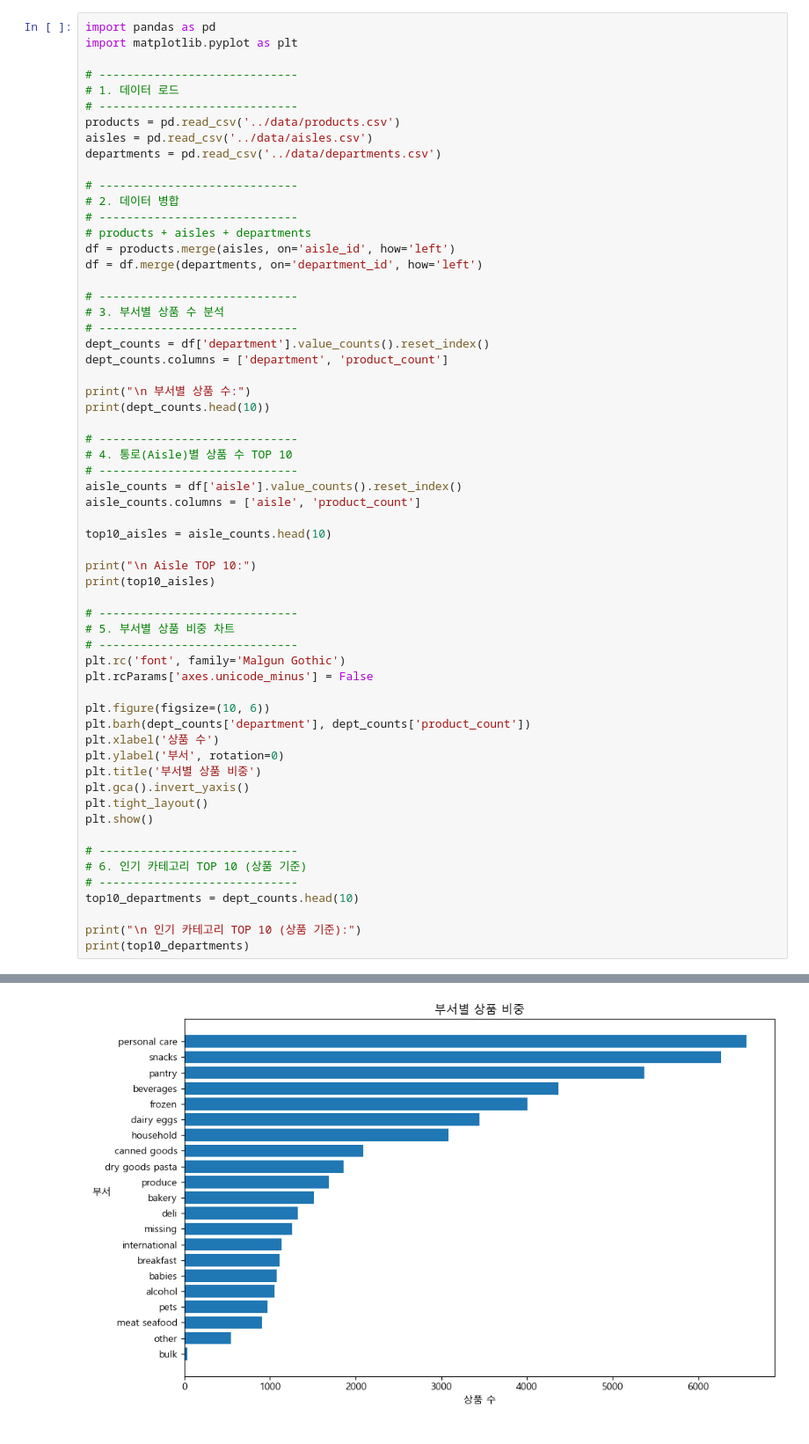
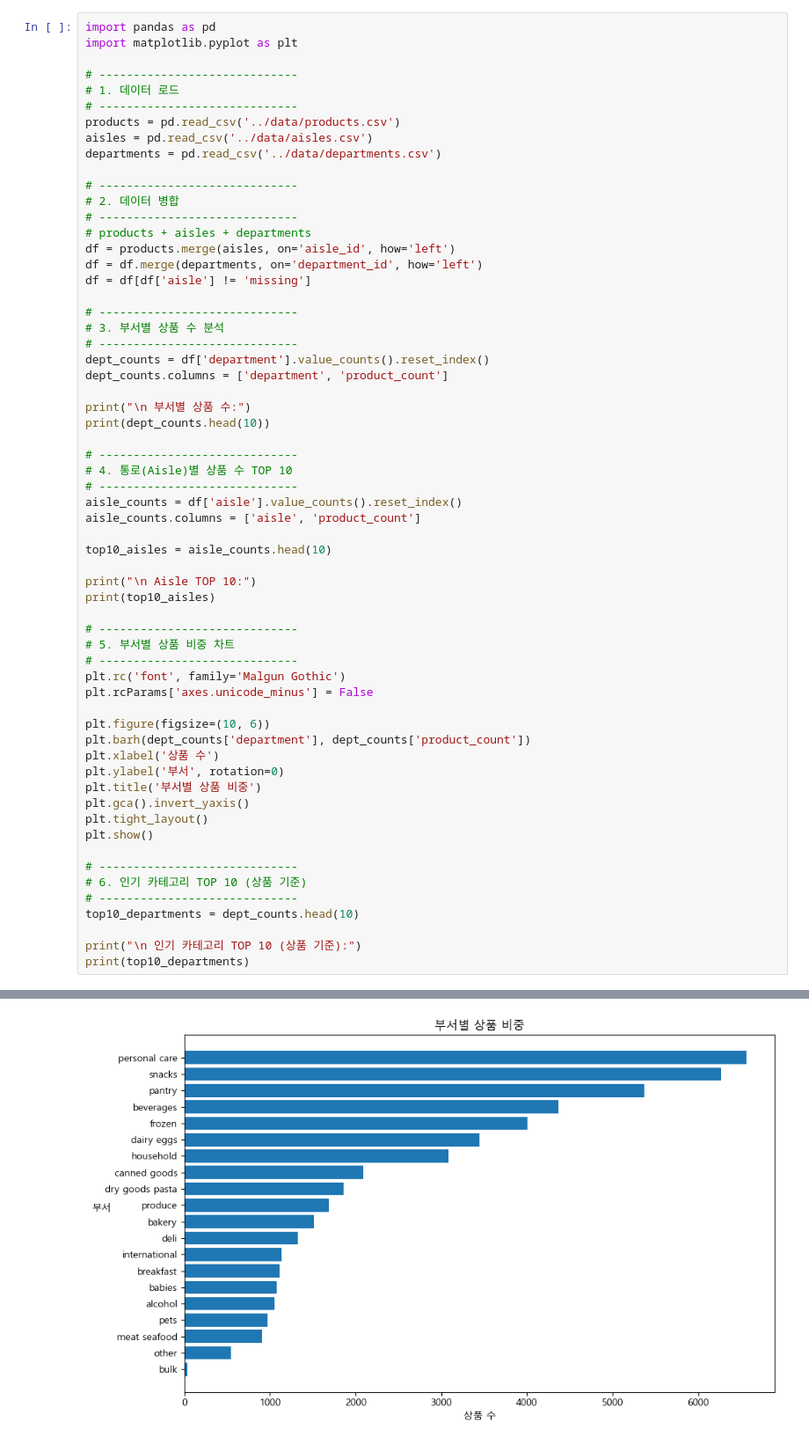
Before and after one commit to birdhui/K-Pick, a Jupyter notebook: notebooks/01_eda_metadata.ipynb, the cells around one changed output, grey strips where cells are left out. Shown at 88% size. Cells and saved outputs as stored; diff of their text form.

```diff
--- a/notebooks/01_eda_metadata.ipynb
+++ b/notebooks/01_eda_metadata.ipynb
@@ -15,6 +15,7 @@ departments = pd.read_csv('../data/departments.csv')
 # products + aisles + departments
 df = products.merge(aisles, on='aisle_id', how='left')
 df = df.merge(departments, on='department_id', how='left')
+df = df[df['aisle'] != 'missing']
 
 # -----------------------------
 # 3. 부서별 상품 수 분석
@@ -79 +80 @@ print(top10_departments)
-[figure, old version]
+[figure, new version]
```
Also changed, not shown: parts of 1 cell of this notebook.
